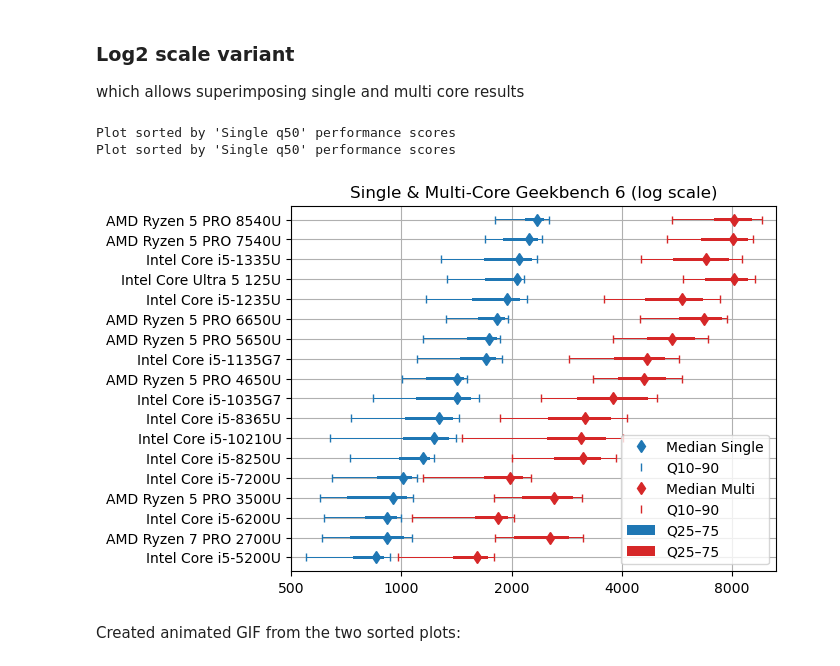
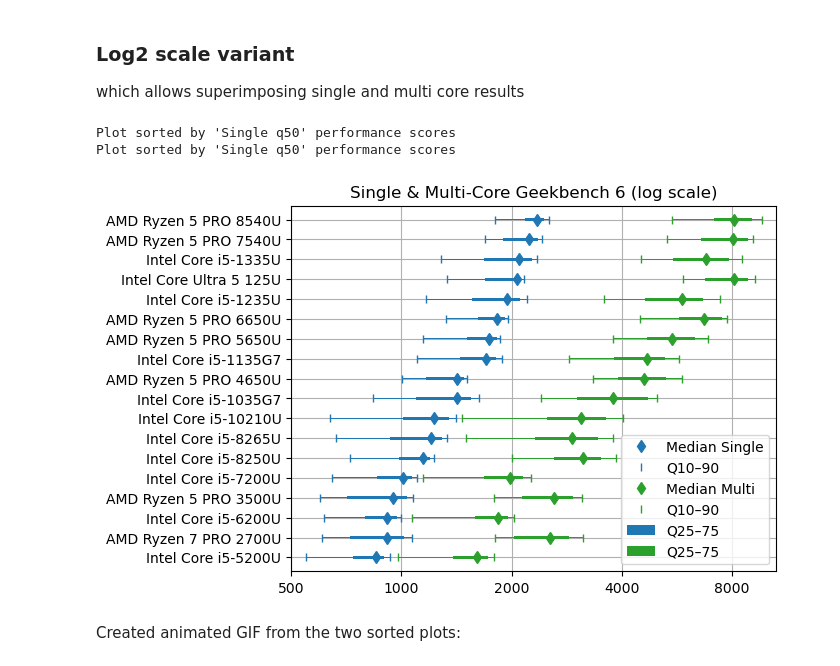
Before and after one commit to pierre-haessig/notebook-cpu-performance, a Jupyter notebook: Retrieve_geekbench.ipynb, the cells around one changed output. Drawn from its saved outputs; the diff is of its cells as text; code cells hidden in the pictures.

```diff
--- a/Retrieve_geekbench.ipynb
+++ b/Retrieve_geekbench.ipynb
@@ -386,6 +379,7 @@ cpu_list_plot = [
     'Intel Core i5-7300U',
     'Intel Core i5-8250U',
     'Intel Core i5-8350U',
+    'Intel Core i5-8265U',
     'Intel Core i5-8365U',
     #'Intel Core i5-9400H',
     'Intel Core i5-10210U',
@@ -422,7 +416,8 @@ cpu_list_plot_short = [
     #'Intel Core i5-7300U',
     'Intel Core i5-8250U',
     #'Intel Core i5-8350U',
-    'Intel Core i5-8365U',
+    'Intel Core i5-8265U',
+    #'Intel Core i5-8365U',
     #'Intel Core i5-9400H',
     'Intel Core i5-10210U',
     #'Intel Core i5-10310U',
@@ -516,29 +511,29 @@ logstats_plot = np.log2(stats_plot/1000)
 # %%
 fig, ax = plt.subplots(figsize=(7,1+len(stats_plot)/5.3))
 
 sort_by = 'Single q50'
 #sort_by = 'Multi q50'
 plot_stats(logstats_plot, 'Single', sort_by, color='tab:blue', ax=ax)
-plot_stats(logstats_plot, 'Multi', sort_by, color='tab:red', ax=ax)
+plot_stats(logstats_plot, 'Multi', sort_by, color='tab:green', ax=ax)
 
 ax.set_xlim(-1, 3.4) # 500, ~10 000
 log_ticks = [-1, 0, 1, 2, 3]
 log_ticklabels = [f'{1000*2**i:.0f}' for i in log_ticks]
 ax.set_xticks(log_ticks, log_ticklabels)
 ax.set_title('Single & Multi-Core Geekbench 6 (log scale)')
 
 # adjust labels and title
 lines = ax.get_lines()
 lines[0].set_label('Median Single')
 lines[3].set_label('Median Multi')
 ax.legend()
 
 fig.tight_layout()
 fig.savefig(f'CPUs_GB6_logstats_{plot_length}_sort-{sort_by.replace(" ", "_")}.png', dpi=300)
 # %% [output]
 Plot sorted by 'Single q50' performance scores
 Plot sorted by 'Single q50' performance scores
-[figure, old version]
+[figure, new version]
 # %% [markdown]
 Created animated GIF from the two sorted plots:
 # %%
```
Also changed, not shown: parts of 15 cells of this notebook, 7 other files.
